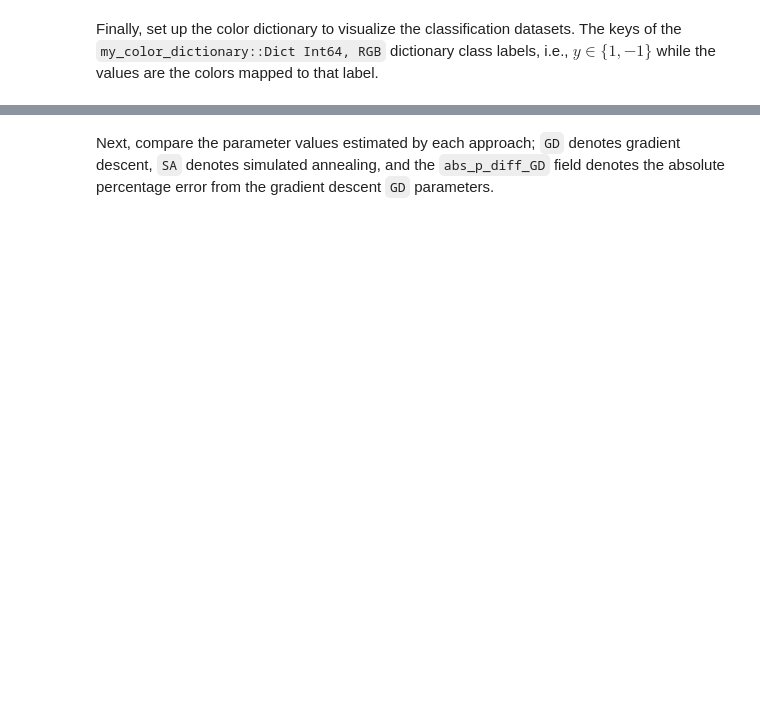
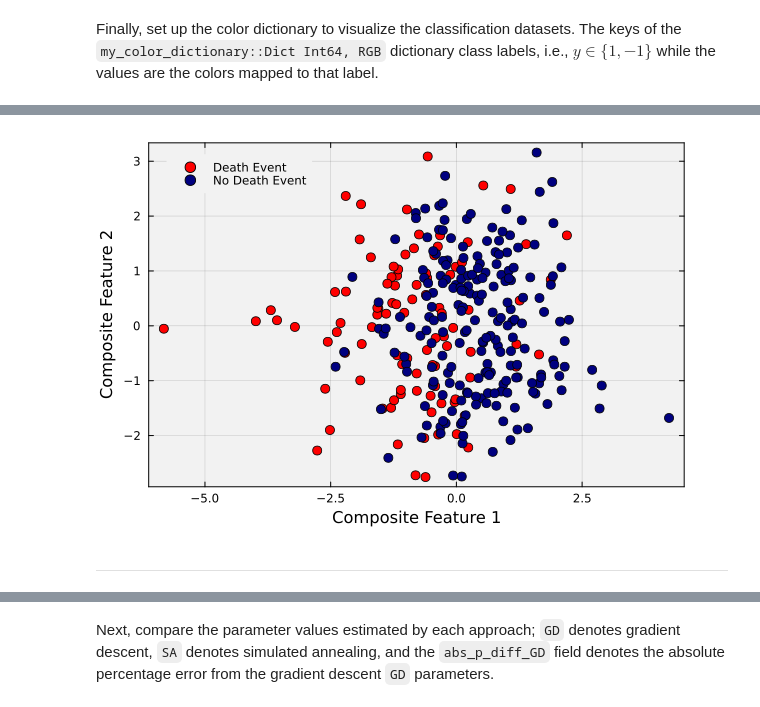
Before and after one commit to varnerlab/PS2-CHEME-5820-SP25, a Jupyter notebook: PS2-CHEME-5820-Solution-S26.ipynb, the cells around one changed output, grey strips where cells are left out. Saved outputs shown, nothing was run; the diff lists cells and outputs as text; code cells hidden in the pictures; blank space fills up the shorter version.

```diff
--- a/PS2-CHEME-5820-Solution-S26.ipynb
+++ b/PS2-CHEME-5820-Solution-S26.ipynb
@@ -52,5 +47,5 @@ We save the entire dataset (in matrix form) in the `D::Array Float64,2` variable
 # %%
-(D, dataset) = let
+(X, y, dataset) = let
 
     # convert 0,1 into -1,1
     treated_dataset = copy(originaldataset);
@@ -83,9 +78,13 @@ We save the entire dataset (in matrix form) in the `D::Array Float64,2` variable
 
         # rescale -
         for k ∈ 1:number_of_examples
-            D̂[k,j] = (D[k,j] - μ)/σ;
+            D̂[k,j] = (D[k,j] - μ)/σ; # z-scale the continuous features
         end
     end
 
-    D̂, treated_dataset
+    # split features and labels
+    X = D̂[:,1:end-1]; # features
+    y = D̂[:,end]; # labels (death_event)
+
+    X, y, treated_dataset
 end;
@@ -145,2 +163,0 @@ Compute the covariance array $\mathbf{\Sigma}$ of the z-scored centered (complet
-# %%
-Σ = cov(D[:,1:end-1])
@@ -188,7 +193,7 @@ Compute the transformation matrix $\mathbf{P}$, by computing the eigendecomposit
 # %%
-PM = let
+P = let
 
-    F = eigen(Σ);
+    F = eigen(Σ̂); # eigendecomposition of the covariance matrix
     λ = F.values;
     V = F.vectors;
 
@@ -258,0 +216,2 @@ end
+# %%
+Y = (X̃ * transpose(P)) |> Matrix
@@ -259,2 +240,22 @@ end
+# %%
+let
+
+    # initialize -
+    death_event = dataset[:, :death_event] |> Vector; # extract death_event labels
+
+
+    # create scatter plot
+    scatter([Y[death_event .== 1, 1]], [Y[death_event .== 1, 2]]; color=:red, label="Death Event", markersize=5)
+    scatter!([Y[death_event .== -1, 1]], [Y[death_event .== -1, 2]]; color=:navy, label="No Death Event", markersize=5)
+
+    # background, and labels
+    plot!(bg="gray95", background_color_outside="white", framestyle = :box, fg_legend = :transparent);
+    xlabel!("Composite Feature 1", fontsize=18)
+    ylabel!("Composite Feature 2", fontsize=18)
+end
+# %% [output]
+[figure, added]
 # %%
 do_I_see_the_PCA_plot = true; # TODO: update this flag {true | false}
+# %% [markdown]
+___
```
Also changed, not shown: parts of 54 cells of this notebook, 3 other files.
